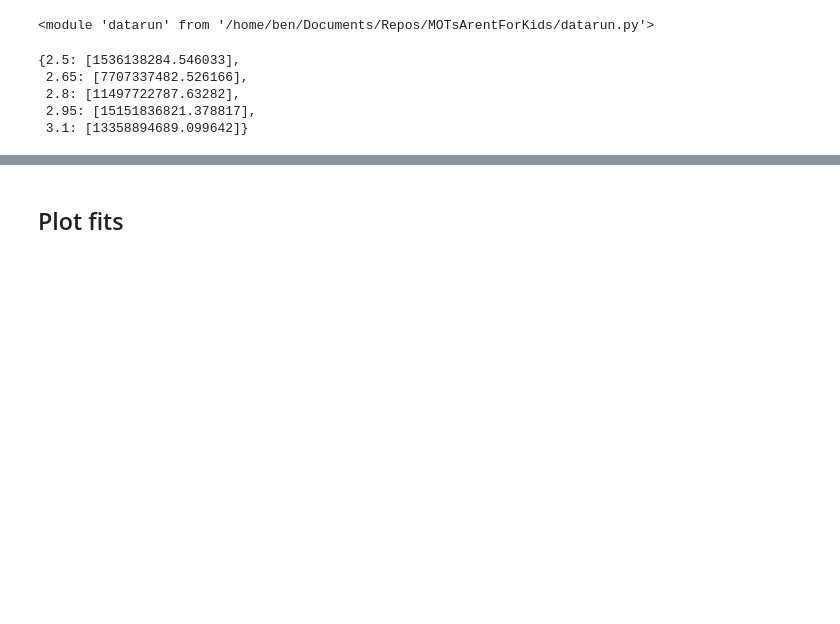
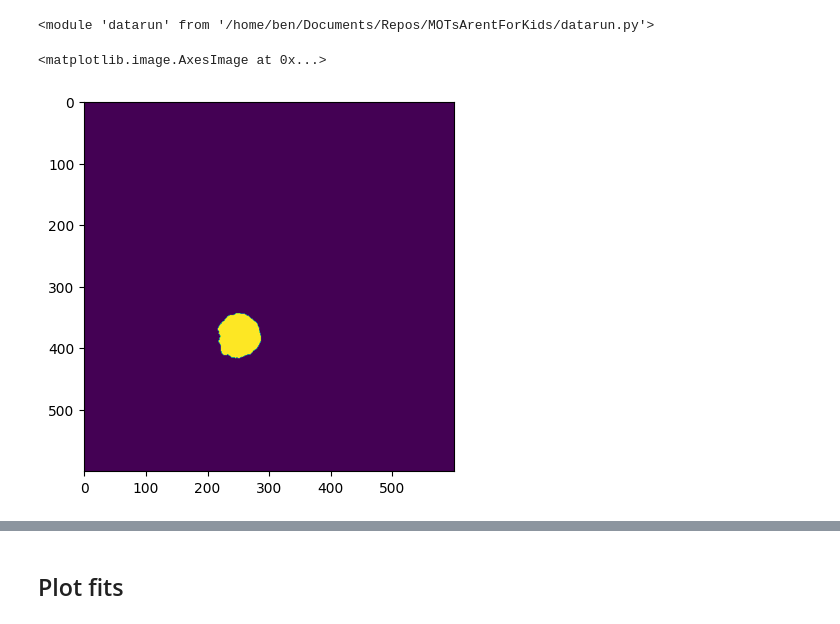
Before and after one commit to benmcdonough20/MOTsArentForKids, a Jupyter notebook: framework_usage.ipynb, the cells around one changed output, grey strips where cells are left out. Drawn from its saved outputs; the diff is of its cells as text; code cells hidden in the pictures; blank space fills up the shorter version.

```diff
--- a/framework_usage.ipynb
+++ b/framework_usage.ipynb
@@ -26,9 +32,6 @@ d = datarun.Experiment(
 )
-# %%
-N_list
-# %% [output]
-{2.5: [1536138284.546033],
- 2.65: [7707337482.526166],
- 2.8: [11497722787.63282],
- 2.95: [15151836821.378817],
- 3.1: [13358894689.099642]}
+# %%
+plt.imshow(d.data[0].mask_filtered)
+# %% [output]
+<matplotlib.image.AxesImage at 0x...>
+[figure, added]
```
Also changed, not shown: parts of 5 cells of this notebook, 4 other files.
